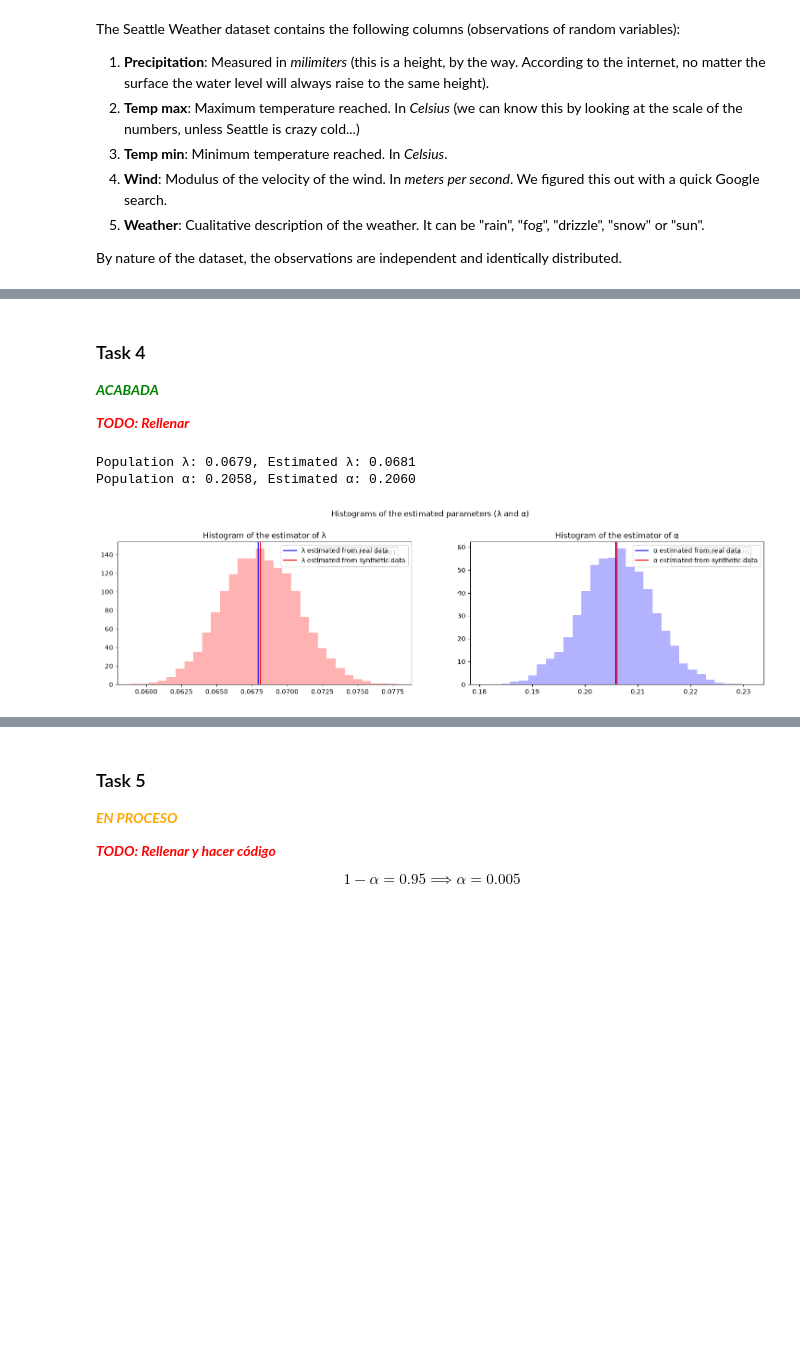
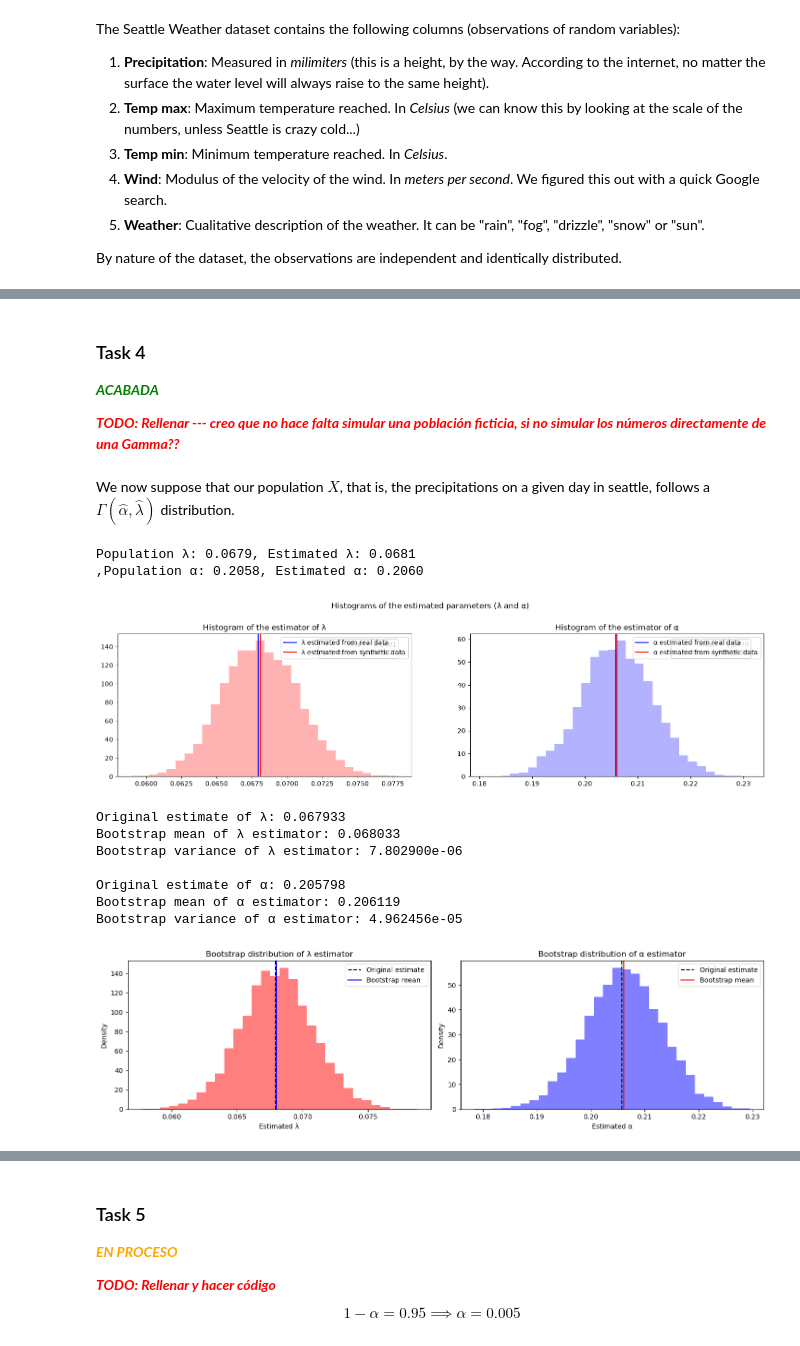
Before and after one commit to cbasitodx/ADVANCED_STATISTIC_LAB1, a Jupyter notebook: TPBayes.ipynb, the cells around one changed output, grey strips where cells are left out. Saved outputs shown, nothing was run; the diff lists cells and outputs as text; code cells hidden in the pictures; blank space fills up the shorter version.

```diff
--- a/TPBayes.ipynb
+++ b/TPBayes.ipynb
@@ -79,2 +70,3 @@ rain = data["precipitation"].dropna()
 # %%
-rain = data["precipitation"].dropna()
+rain = data["precipitation"]
+rain.isna().sum()
@@ -174,7 +181,9 @@ The obtained α value is 0.20579819221267648
 
 <span style="color:green">***ACABADA***</span>
 
-<span style="color:red">***TODO: Rellenar***</span>
+<span style="color:red">***TODO: Rellenar --- creo que no hace falta simular una población ficticia, si no simular los números directamente de una Gamma??***</span>
+# %% [markdown]
+We now suppose that our population $X$, that is, the precipitations on a given day in seattle, follows a $\Gamma (\hat{\alpha}, \hat{\lambda})$ distribution.
 # %%
 # According to numpy documentation, to generate random numbers from a range of distributions,
 # we first need to instantiate a Generator
@@ -260,5 +269,72 @@ plt.suptitle('Histograms of the estimated parameters (λ and α)', y=1.05)
 plt.show()
 # %% [output]
 Population λ: 0.0679, Estimated λ: 0.0681
-Population α: 0.2058, Estimated α: 0.2060
+,Population α: 0.2058, Estimated α: 0.2060
 [figure]
+# %%
+# We fix the seed to 42 in orden to have reproducibility
+rng = np.random.default_rng(42)
+
+n = 10_000       # Size of each bootstrap sample
+n_trials = 8_000 # Number of bootstrap replications (we fix this number since it is not given)
+
+sample_lambdas = np.empty(n_trials)
+sample_alphas = np.empty(n_trials)
+
+for i in range(n_trials):
+    # Generate one sample directly from the fitted Gamma distribution
+    sample = rng.gamma(shape=pop_alpha, scale=1 / pop_lambda, size=n)
+
+    # Apply the same method-of-moments estimators as for the original data (we use s^2, not s_c^2)
+    sample_mean = sample.mean()
+    sample_var = sample.var(ddof=0)
+
+    sample_lambdas[i] = sample_mean / sample_var
+    sample_alphas[i] = sample_mean**2 / sample_var
+
+# Bootstrap estimates of the mean and variance of the estimators
+mean_lambda = sample_lambdas.mean()
+var_lambda = sample_lambdas.var(ddof=1)
+
+mean_alpha = sample_alphas.mean()
+var_alpha = sample_alphas.var(ddof=1)
+
+print(f"Original estimate of λ: {pop_lambda:.6f}")
+print(f"Bootstrap mean of λ estimator: {mean_lambda:.6f}")
+print(f"Bootstrap variance of λ estimator: {var_lambda:.6e}")
+print()
+
+print(f"Original estimate of α: {pop_alpha:.6f}")
+print(f"Bootstrap mean of α estimator: {mean_alpha:.6f}")
+print(f"Bootstrap variance of α estimator: {var_alpha:.6e}")
+
+# Histograms of the bootstrap distributions
+fig, axes = plt.subplots(1, 2, figsize=(14, 4))
+
+axes[0].hist(sample_lambdas,bins=30,density=True,alpha=0.5,color="red")
+axes[0].axvline(pop_lambda,color="black",linestyle="--",label="Original estimate")
+axes[0].axvline(mean_lambda,color="blue",label="Bootstrap mean")
+axes[0].set_title("Bootstrap distribution of λ estimator")
+axes[0].set_xlabel("Estimated λ")
+axes[0].set_ylabel("Density")
+axes[0].legend()
+
+axes[1].hist(sample_alphas,bins=30,density=True,alpha=0.5,color="blue")
+axes[1].axvline(pop_alpha,color="black",linestyle="--",label="Original estimate")
+axes[1].axvline(mean_alpha,color="red",label="Bootstrap mean")
+axes[1].set_title("Bootstrap distribution of α estimator")
+axes[1].set_xlabel("Estimated α")
+axes[1].set_ylabel("Density")
+axes[1].legend()
+
+plt.tight_layout()
+plt.show()
+# %% [output]
+Original estimate of λ: 0.067933
+Bootstrap mean of λ estimator: 0.068033
+Bootstrap variance of λ estimator: 7.802900e-06
+
+Original estimate of α: 0.205798
+Bootstrap mean of α estimator: 0.206119
+Bootstrap variance of α estimator: 4.962456e-05
+[figure, added]
```
Also changed, not shown: parts of 11 cells of this notebook.
